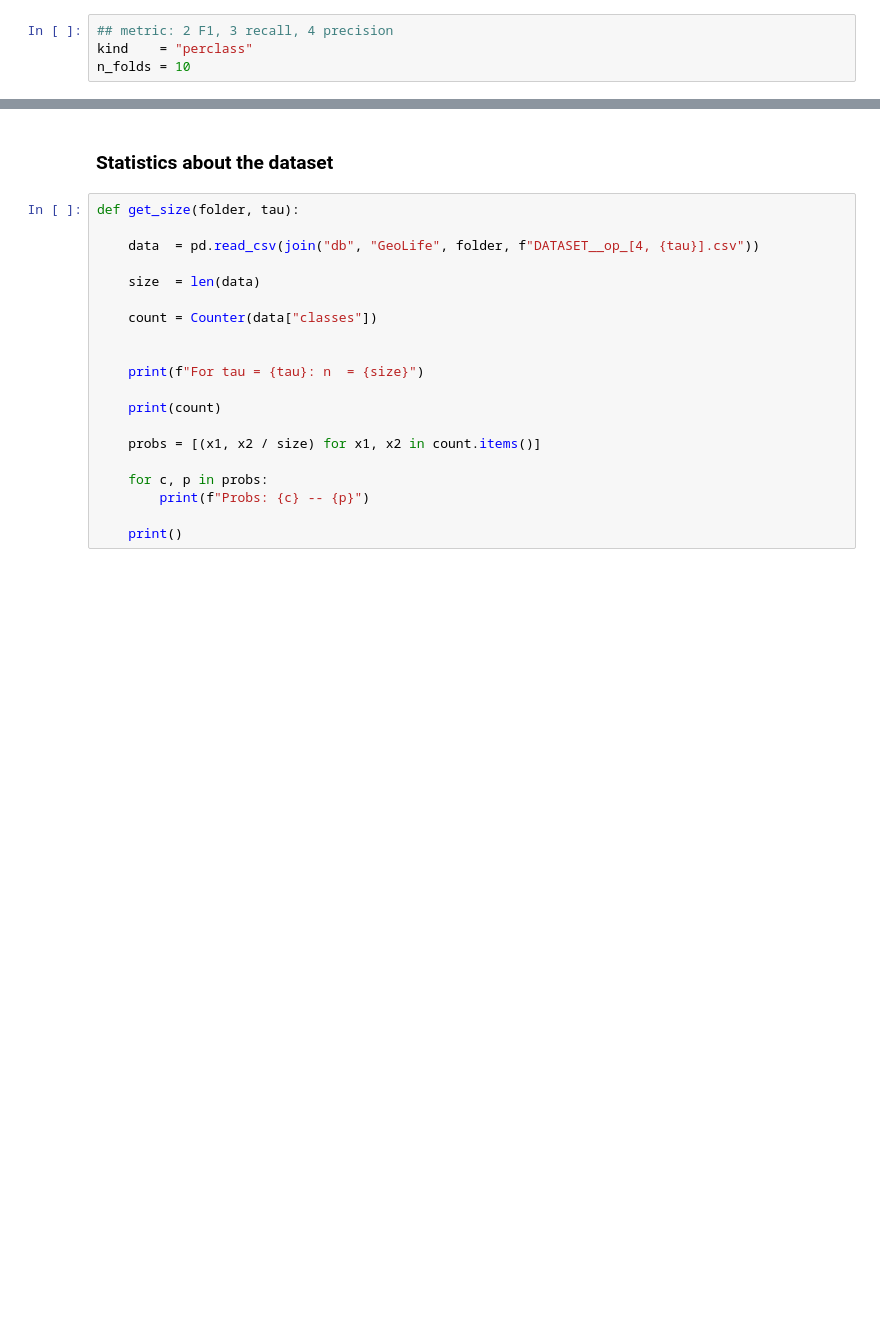
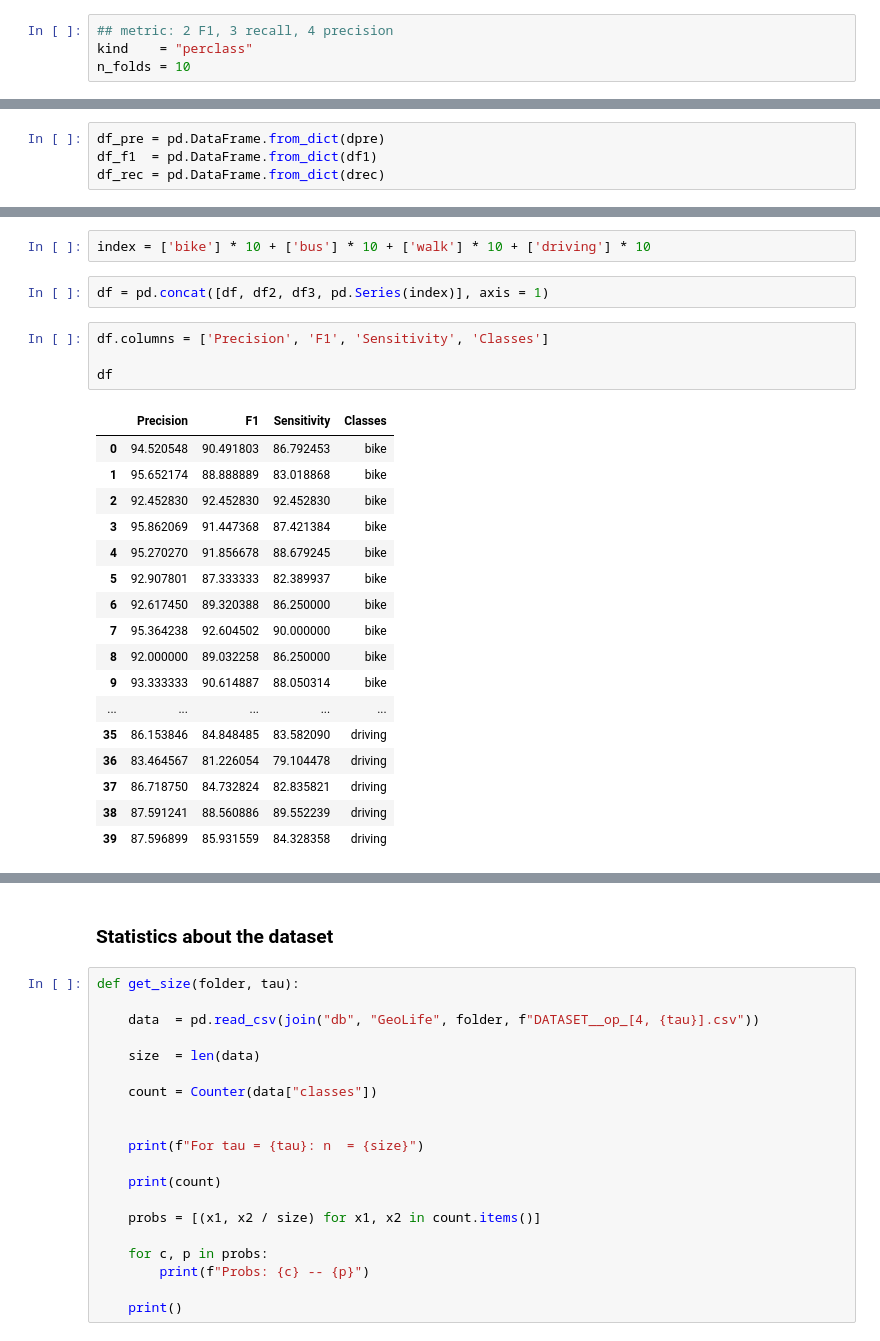
Before and after one commit to icps/tmc_ordinal_patterns, a Jupyter notebook: plots.ipynb, the cells around one changed output, grey strips where cells are left out. Saved outputs shown, nothing was run; the diff lists cells and outputs as text; blank space fills up the shorter version.

```diff
--- a/plots.ipynb
+++ b/plots.ipynb
@@ -199,0 +290,4 @@ n_folds = 10
+# %%
+df_pre = pd.DataFrame.from_dict(dpre)
+df_f1  = pd.DataFrame.from_dict(df1)
+df_rec = pd.DataFrame.from_dict(drec)
@@ -199,0 +303,26 @@ n_folds = 10
+# %%
+index = ['bike'] * 10 + ['bus'] * 10 + ['walk'] * 10 + ['driving'] * 10
+# %%
+df = pd.concat([df, df2, df3, pd.Series(index)], axis = 1)
+# %%
+df.columns = ['Precision', 'F1', 'Sensitivity', 'Classes']
+
+df
+# %% [output]
+|  | Precision | F1 | Sensitivity | Classes |
+| 0 | 94.520548 | 90.491803 | 86.792453 | bike |
+| 1 | 95.652174 | 88.888889 | 83.018868 | bike |
+| 2 | 92.452830 | 92.452830 | 92.452830 | bike |
+| 3 | 95.862069 | 91.447368 | 87.421384 | bike |
+| 4 | 95.270270 | 91.856678 | 88.679245 | bike |
+| 5 | 92.907801 | 87.333333 | 82.389937 | bike |
+| 6 | 92.617450 | 89.320388 | 86.250000 | bike |
+| 7 | 95.364238 | 92.604502 | 90.000000 | bike |
+| 8 | 92.000000 | 89.032258 | 86.250000 | bike |
+| 9 | 93.333333 | 90.614887 | 88.050314 | bike |
+| ... | ... | ... | ... | ... |
+| 35 | 86.153846 | 84.848485 | 83.582090 | driving |
+| 36 | 83.464567 | 81.226054 | 79.104478 | driving |
+| 37 | 86.718750 | 84.732824 | 82.835821 | driving |
+| 38 | 87.591241 | 88.560886 | 89.552239 | driving |
+| 39 | 87.596899 | 85.931559 | 84.328358 | driving |
```
Also changed, not shown: parts of 27 cells of this notebook, 1 other file.
